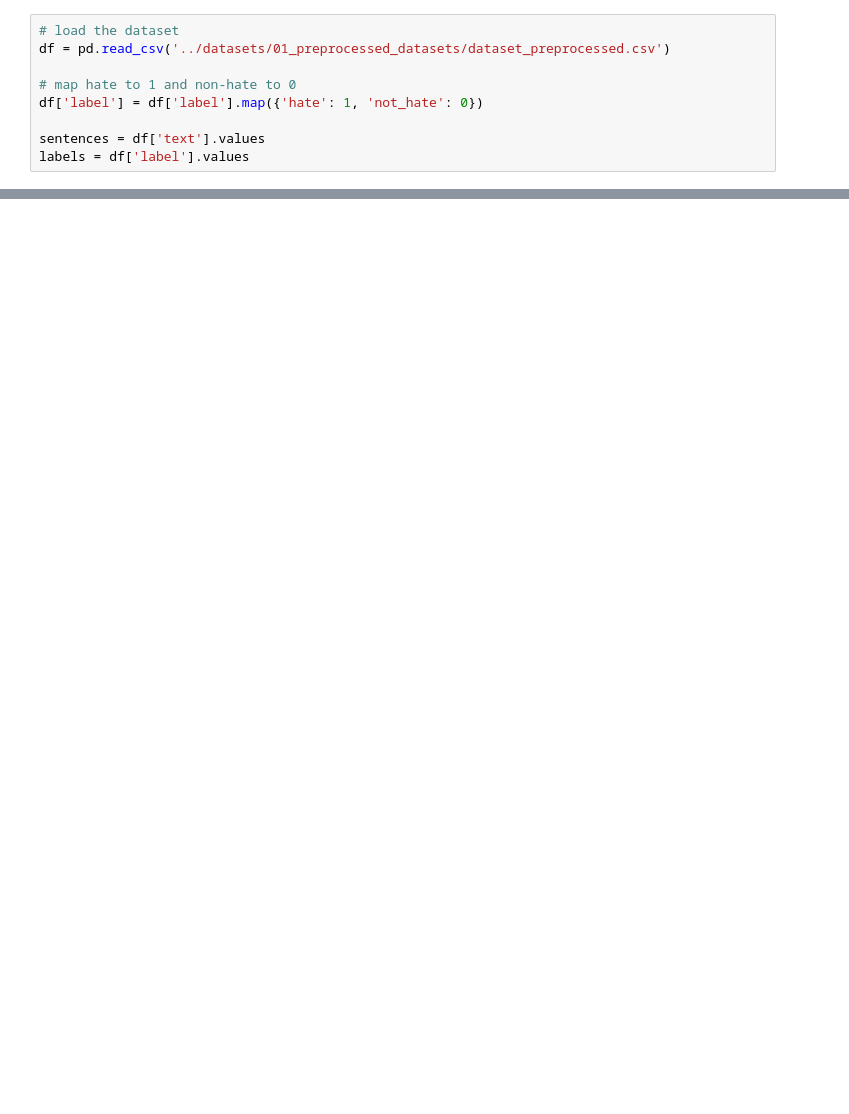
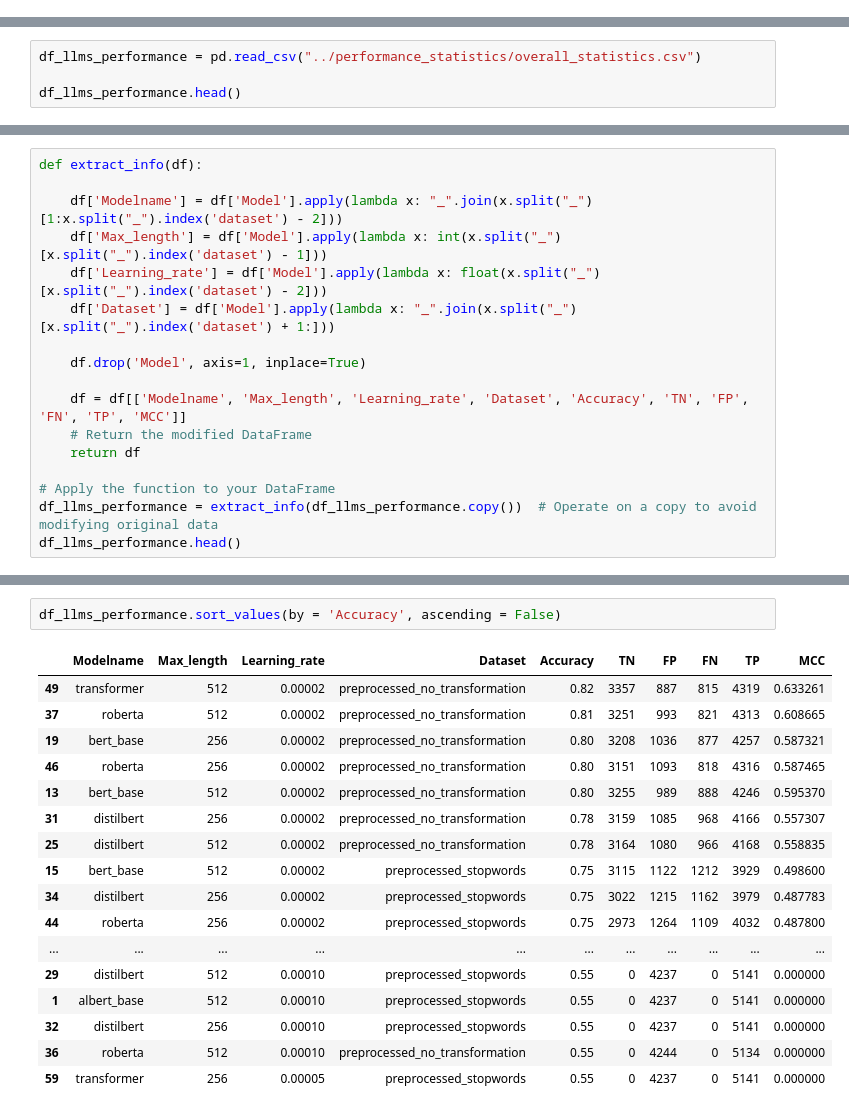
Before and after one commit to eliasmarcon/nlp_projekt, a Jupyter notebook: src/03_Performance_Comparison.ipynb, the cells around one changed output, grey strips where cells are left out. Cells and saved outputs as stored; diff of their text form; blank space fills up the shorter version.

Commit message:
added final models and presentation

```diff
--- a/src/03_Performance_Comparison.ipynb
+++ b/src/03_Performance_Comparison.ipynb
@@ -42,9 +0,0 @@ SEED_VAL = 42
-# %%
-# load the dataset
-df = pd.read_csv('../datasets/01_preprocessed_datasets/dataset_preprocessed.csv')
-
-# map hate to 1 and non-hate to 0
-df['label'] = df['label'].map({'hate': 1, 'not_hate': 0})
-
-sentences = df['text'].values
-labels = df['label'].values
@@ -403,0 +3,4 @@ KeyboardInterrupt:
+# %%
+df_llms_performance = pd.read_csv("../performance_statistics/overall_statistics.csv")
+
+df_llms_performance.head()
@@ -403,0 +14,17 @@ KeyboardInterrupt:
+# %%
+def extract_info(df):
+
+    df['Modelname'] = df['Model'].apply(lambda x: "_".join(x.split("_")[1:x.split("_").index('dataset') - 2]))
+    df['Max_length'] = df['Model'].apply(lambda x: int(x.split("_")[x.split("_").index('dataset') - 1]))
+    df['Learning_rate'] = df['Model'].apply(lambda x: float(x.split("_")[x.split("_").index('dataset') - 2]))
+    df['Dataset'] = df['Model'].apply(lambda x: "_".join(x.split("_")[x.split("_").index('dataset') + 1:]))
+
+    df.drop('Model', axis=1, inplace=True)
+
+    df = df[['Modelname', 'Max_length', 'Learning_rate', 'Dataset', 'Accuracy', 'TN', 'FP', 'FN', 'TP', 'MCC']]
+    # Return the modified DataFrame
+    return df
+
+# Apply the function to your DataFrame
+df_llms_performance = extract_info(df_llms_performance.copy())  # Operate on a copy to avoid modifying original data
+df_llms_performance.head()
@@ -403,0 +38,20 @@ KeyboardInterrupt:
+# %%
+df_llms_performance.sort_values(by = 'Accuracy', ascending = False)
+# %% [output]
+|  | Modelname | Max_length | Learning_rate | Dataset | Accuracy | TN | FP | FN | TP | MCC |
+| 49 | transformer | 512 | 0.00002 | preprocessed_no_transformation | 0.82 | 3357 | 887 | 815 | 4319 | 0.633261 |
+| 37 | roberta | 512 | 0.00002 | preprocessed_no_transformation | 0.81 | 3251 | 993 | 821 | 4313 | 0.608665 |
+| 19 | bert_base | 256 | 0.00002 | preprocessed_no_transformation | 0.80 | 3208 | 1036 | 877 | 4257 | 0.587321 |
+| 46 | roberta | 256 | 0.00002 | preprocessed_no_transformation | 0.80 | 3151 | 1093 | 818 | 4316 | 0.587465 |
+| 13 | bert_base | 512 | 0.00002 | preprocessed_no_transformation | 0.80 | 3255 | 989 | 888 | 4246 | 0.595370 |
+| 31 | distilbert | 256 | 0.00002 | preprocessed_no_transformation | 0.78 | 3159 | 1085 | 968 | 4166 | 0.557307 |
+| 25 | distilbert | 512 | 0.00002 | preprocessed_no_transformation | 0.78 | 3164 | 1080 | 966 | 4168 | 0.558835 |
+| 15 | bert_base | 512 | 0.00002 | preprocessed_stopwords | 0.75 | 3115 | 1122 | 1212 | 3929 | 0.498600 |
+| 34 | distilbert | 256 | 0.00002 | preprocessed_stopwords | 0.75 | 3022 | 1215 | 1162 | 3979 | 0.487783 |
+| 44 | roberta | 256 | 0.00002 | preprocessed_stopwords | 0.75 | 2973 | 1264 | 1109 | 4032 | 0.487800 |
+| ... | ... | ... | ... | ... | ... | ... | ... | ... | ... | ... |
+| 29 | distilbert | 512 | 0.00010 | preprocessed_stopwords | 0.55 | 0 | 4237 | 0 | 5141 | 0.000000 |
+| 1 | albert_base | 512 | 0.00010 | preprocessed_stopwords | 0.55 | 0 | 4237 | 0 | 5141 | 0.000000 |
+| 32 | distilbert | 256 | 0.00010 | preprocessed_stopwords | 0.55 | 0 | 4237 | 0 | 5141 | 0.000000 |
+| 36 | roberta | 512 | 0.00010 | preprocessed_no_transformation | 0.55 | 0 | 4244 | 0 | 5134 | 0.000000 |
+| 59 | transformer | 256 | 0.00005 | preprocessed_stopwords | 0.55 | 0 | 4237 | 0 | 5141 | 0.000000 |
```
Also changed, not shown: parts of 19 cells of this notebook, 16 other files.
